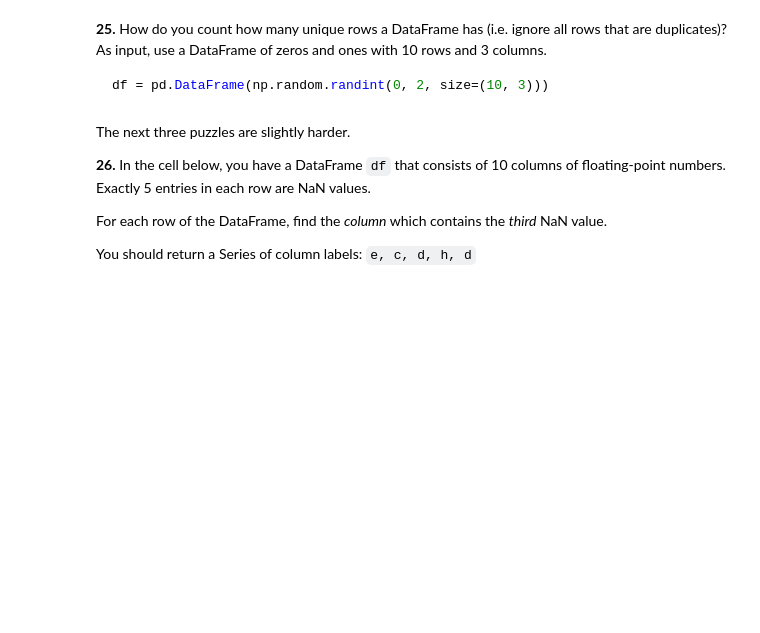
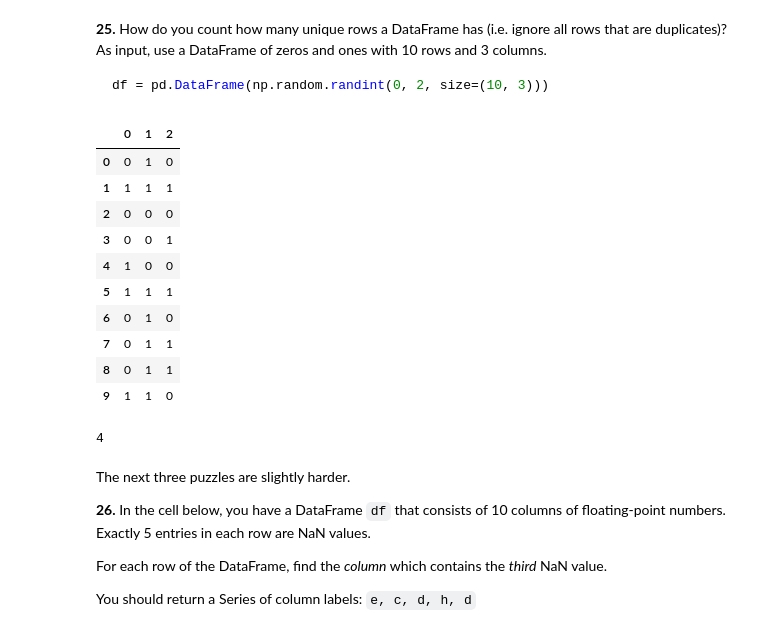
Before and after one commit to WhyseRabbit/100-pandas-puzzles, a Jupyter notebook: My-Done-Puzzles1.ipynb, the cells around one changed output. Cells and saved outputs as stored; diff of their text form; code cells hidden in the pictures; blank space fills up the shorter version.

````diff
--- a/My-Done-Puzzles1.ipynb
+++ b/My-Done-Puzzles1.ipynb
@@ -288,6 +334,26 @@ Which column of numbers has the smallest sum?  Return that column's label.
 ```python
 df = pd.DataFrame(np.random.randint(0, 2, size=(10, 3)))
 ```
+# %%
+cluck = pd.DataFrame(np.random.randint(0, 2, size=(10, 3)))
+
+cluck
+# %% [output]
+|  | 0 | 1 | 2 |
+| 0 | 0 | 1 | 0 |
+| 1 | 1 | 1 | 1 |
+| 2 | 0 | 0 | 0 |
+| 3 | 0 | 0 | 1 |
+| 4 | 1 | 0 | 0 |
+| 5 | 1 | 1 | 1 |
+| 6 | 0 | 1 | 0 |
+| 7 | 0 | 1 | 1 |
+| 8 | 0 | 1 | 1 |
+| 9 | 1 | 1 | 0 |
+# %%
+len(cluck) - cluck.duplicated(keep=False).sum()
+# %% [output]
+4
 # %% [markdown]
 The next three puzzles are slightly harder.
 
````
Also changed, not shown: parts of 10 cells of this notebook.
